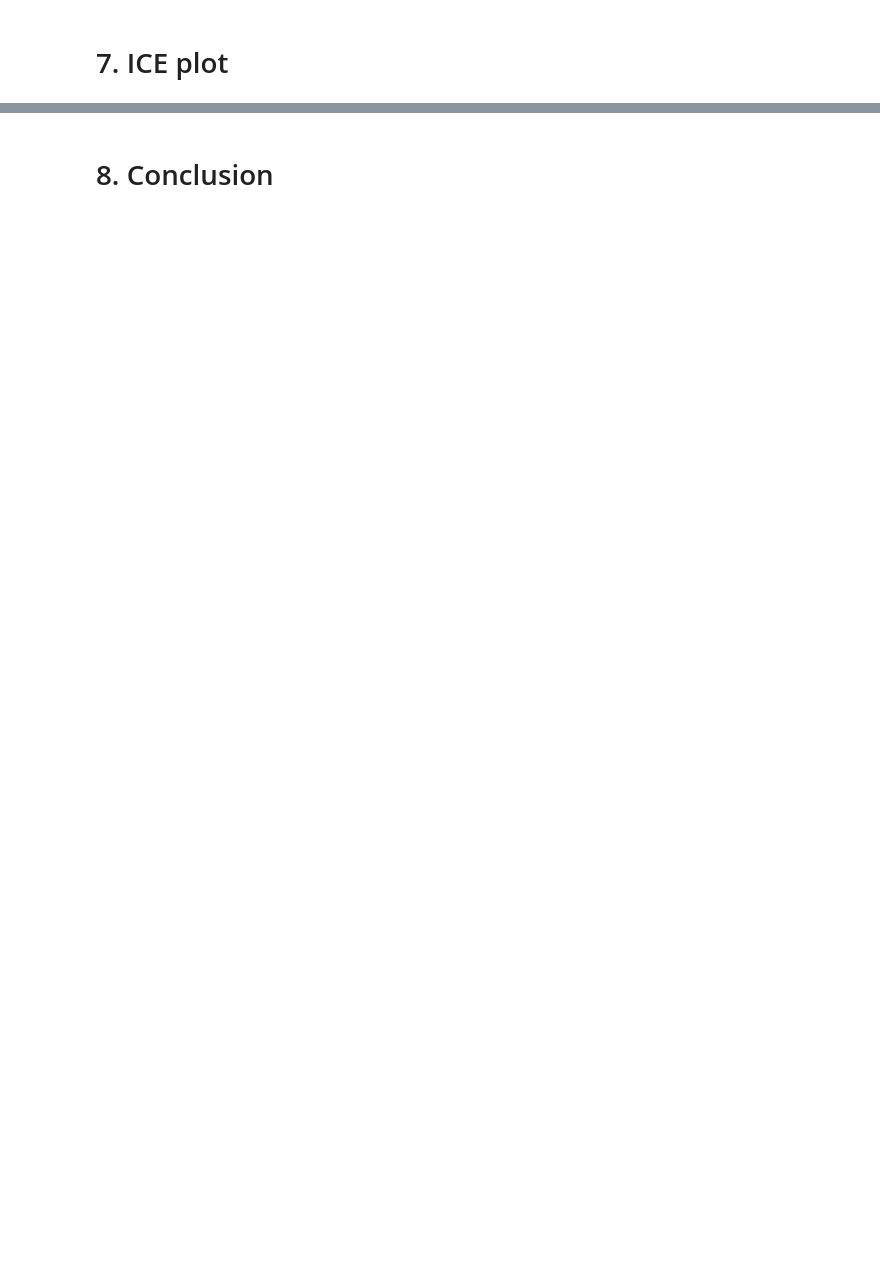
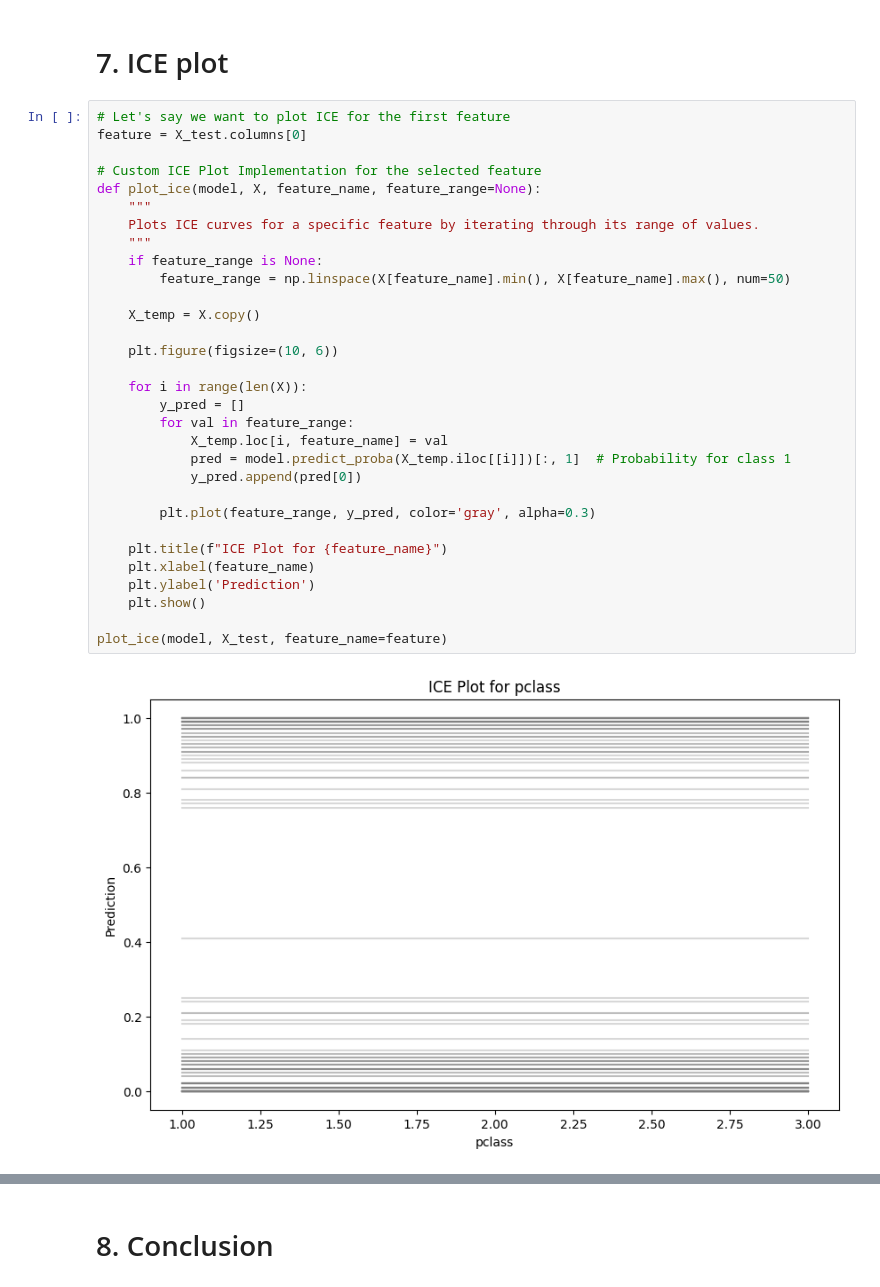
Before and after one commit to akalpit23/Explainable-techniques, a Jupyter notebook: Assignment-6/Explainable_Techniques_Assignment_06.ipynb, the cells around one changed output, grey strips where cells are left out. Saved outputs shown, nothing was run; the diff lists cells and outputs as text; blank space fills up the shorter version.

```diff
--- a/Assignment-6/Explainable_Techniques_Assignment_06.ipynb
+++ b/Assignment-6/Explainable_Techniques_Assignment_06.ipynb
@@ -157,5 +201,38 @@ plt.show()
 # %% [markdown]
 # 7. ICE plot
+# %%
+# Let's say we want to plot ICE for the first feature
+feature = X_test.columns[0]
+
+# Custom ICE Plot Implementation for the selected feature
+def plot_ice(model, X, feature_name, feature_range=None):
+    """
+    Plots ICE curves for a specific feature by iterating through its range of values.
+    """
+    if feature_range is None:
+        feature_range = np.linspace(X[feature_name].min(), X[feature_name].max(), num=50)
+
+    X_temp = X.copy()
+
+    plt.figure(figsize=(10, 6))
+
+    for i in range(len(X)):
+        y_pred = []
+        for val in feature_range:
+            X_temp.loc[i, feature_name] = val
+            pred = model.predict_proba(X_temp.iloc[[i]])[:, 1]  # Probability for class 1
+            y_pred.append(pred[0])
+
+        plt.plot(feature_range, y_pred, color='gray', alpha=0.3)
+
+    plt.title(f"ICE Plot for {feature_name}")
+    plt.xlabel(feature_name)
+    plt.ylabel('Prediction')
+    plt.show()
+
+plot_ice(model, X_test, feature_name=feature)
+# %% [output]
+[figure, added]
 # %%
 # Let's say we want to plot ICE for the first feature
 feature = X_test.columns[0]
```
Also changed, not shown: parts of 11 cells of this notebook, 1 other file.
